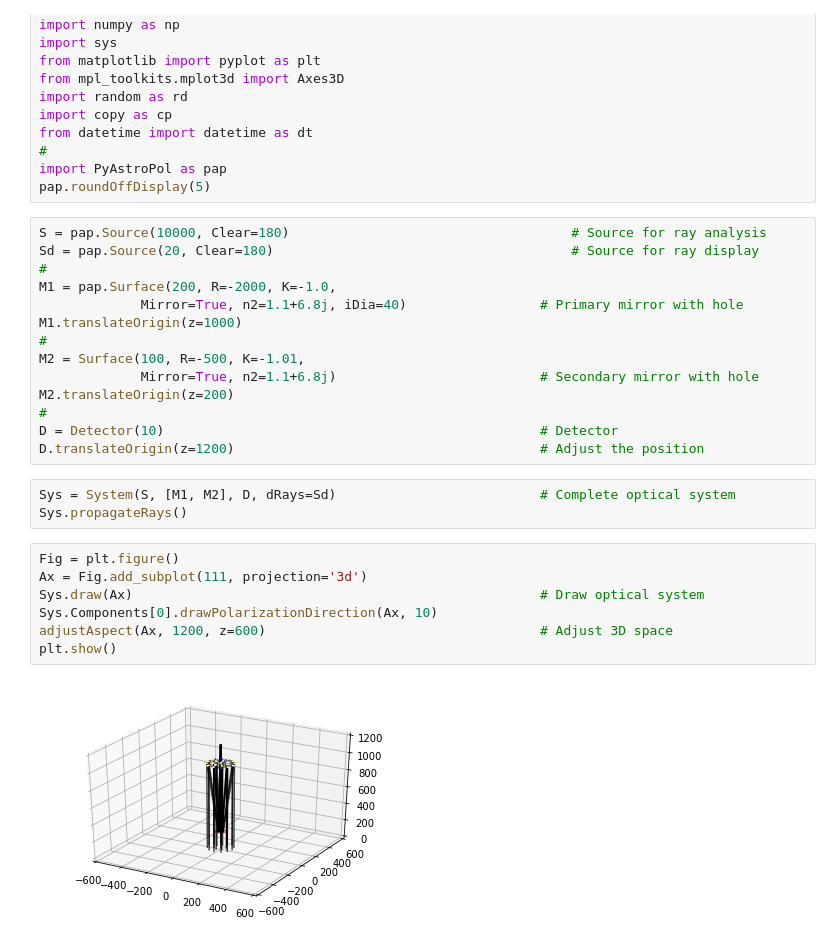
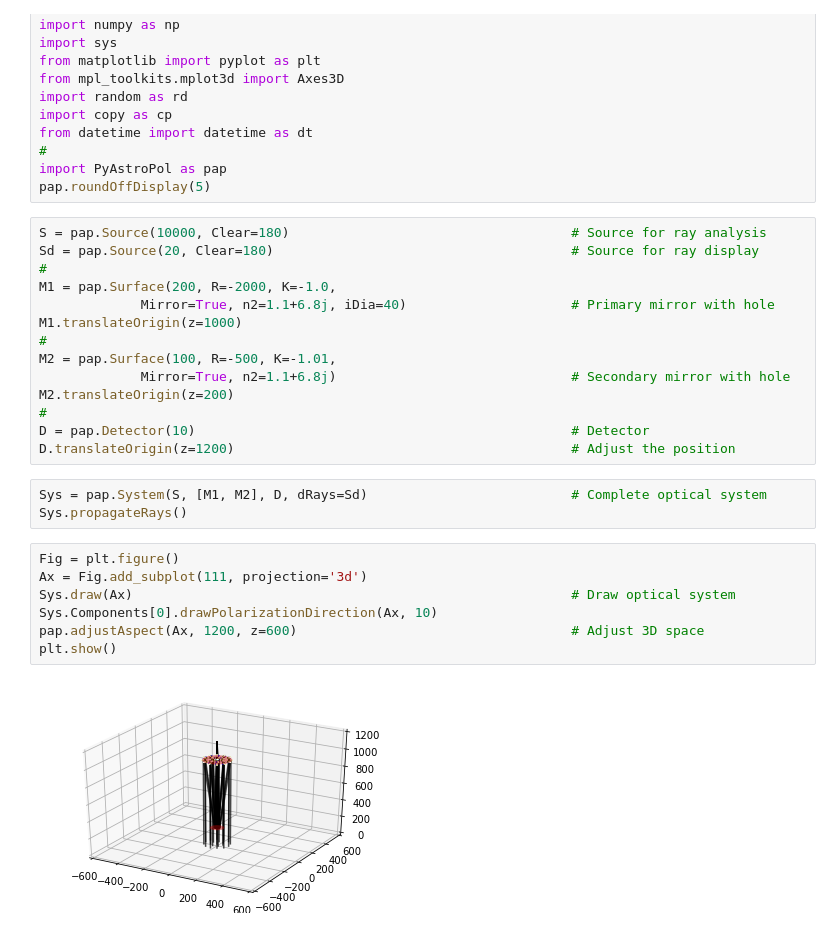
Before and after one commit to hemanthpruthvi/PyAstroPol, a Jupyter notebook: Examples/05_CassegrainTelescope.ipynb, the cells around one changed output. Drawn from its saved outputs; the diff is of its cells as text.

```diff
--- a/Examples/05_CassegrainTelescope.ipynb
+++ b/Examples/05_CassegrainTelescope.ipynb
@@ -20,27 +20,27 @@ S = pap.Source(10000, Clear=180)                                    # Source for
 Sd = pap.Source(20, Clear=180)                                      # Source for ray display
 #
 M1 = pap.Surface(200, R=-2000, K=-1.0,
-             Mirror=True, n2=1.1+6.8j, iDia=40)                 # Primary mirror with hole
+             Mirror=True, n2=1.1+6.8j, iDia=40)                     # Primary mirror with hole
 M1.translateOrigin(z=1000)
 #
-M2 = Surface(100, R=-500, K=-1.01,
-             Mirror=True, n2=1.1+6.8j)                          # Secondary mirror with hole
+M2 = pap.Surface(100, R=-500, K=-1.01,
+             Mirror=True, n2=1.1+6.8j)                              # Secondary mirror with hole
 M2.translateOrigin(z=200)
 #
-D = Detector(10)                                                # Detector
-D.translateOrigin(z=1200)                                       # Adjust the position
+D = pap.Detector(10)                                                # Detector
+D.translateOrigin(z=1200)                                           # Adjust the position
 # %%
-Sys = System(S, [M1, M2], D, dRays=Sd)                          # Complete optical system
+Sys = pap.System(S, [M1, M2], D, dRays=Sd)                          # Complete optical system
 Sys.propagateRays()
 # %%
 Fig = plt.figure()
 Ax = Fig.add_subplot(111, projection='3d')
-Sys.draw(Ax)                                                    # Draw optical system
+Sys.draw(Ax)                                                        # Draw optical system
 Sys.Components[0].drawPolarizationDirection(Ax, 10)
-adjustAspect(Ax, 1200, z=600)                                   # Adjust 3D space
+pap.adjustAspect(Ax, 1200, z=600)                                   # Adjust 3D space
 plt.show()
 # %% [output]
-[figure, old version]
+[figure, new version]
 # %%
 Fig = plt.figure()
 Ax = Fig.add_subplot(111, aspect='equal')
```
Also changed, not shown: parts of 2 cells of this notebook, 11 other files.
